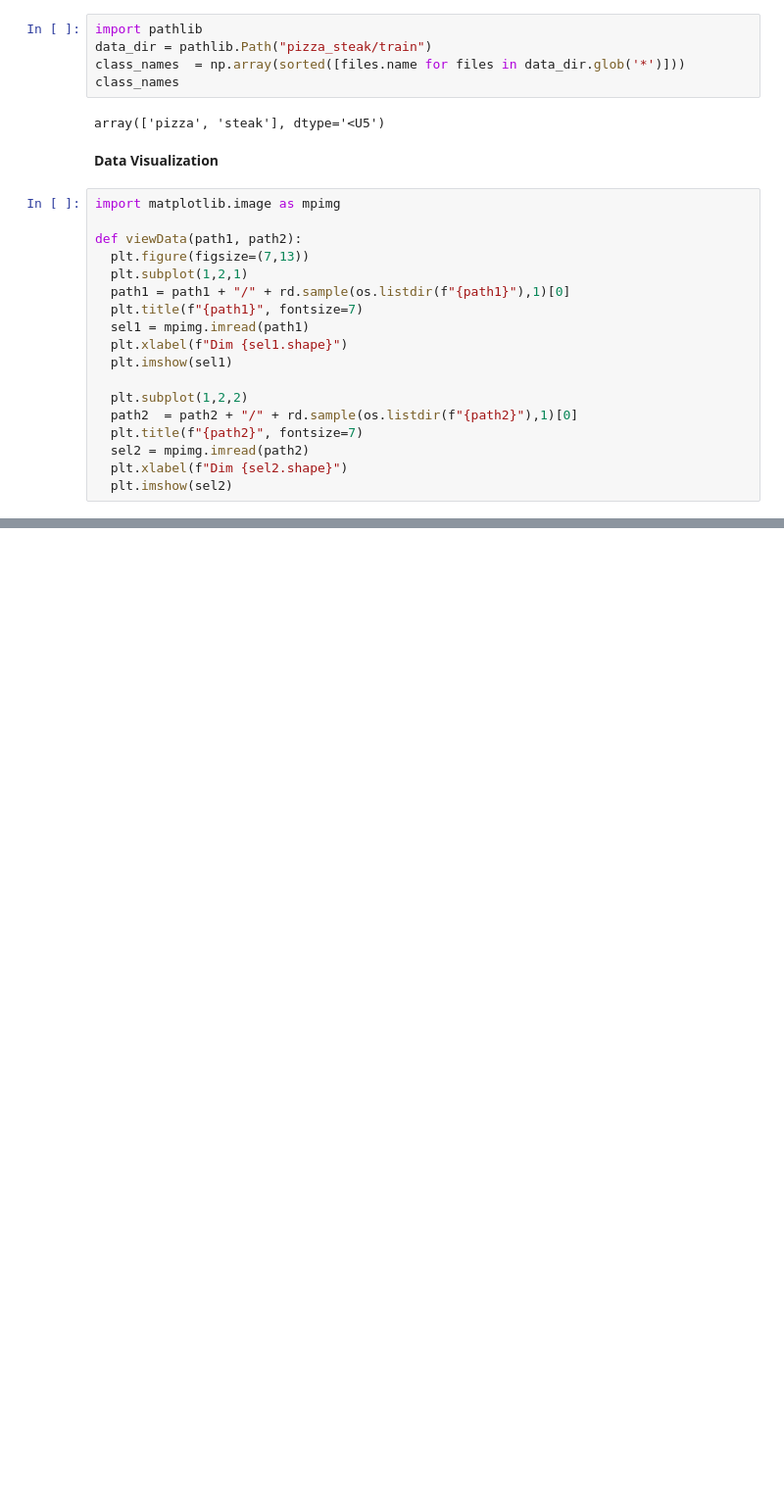
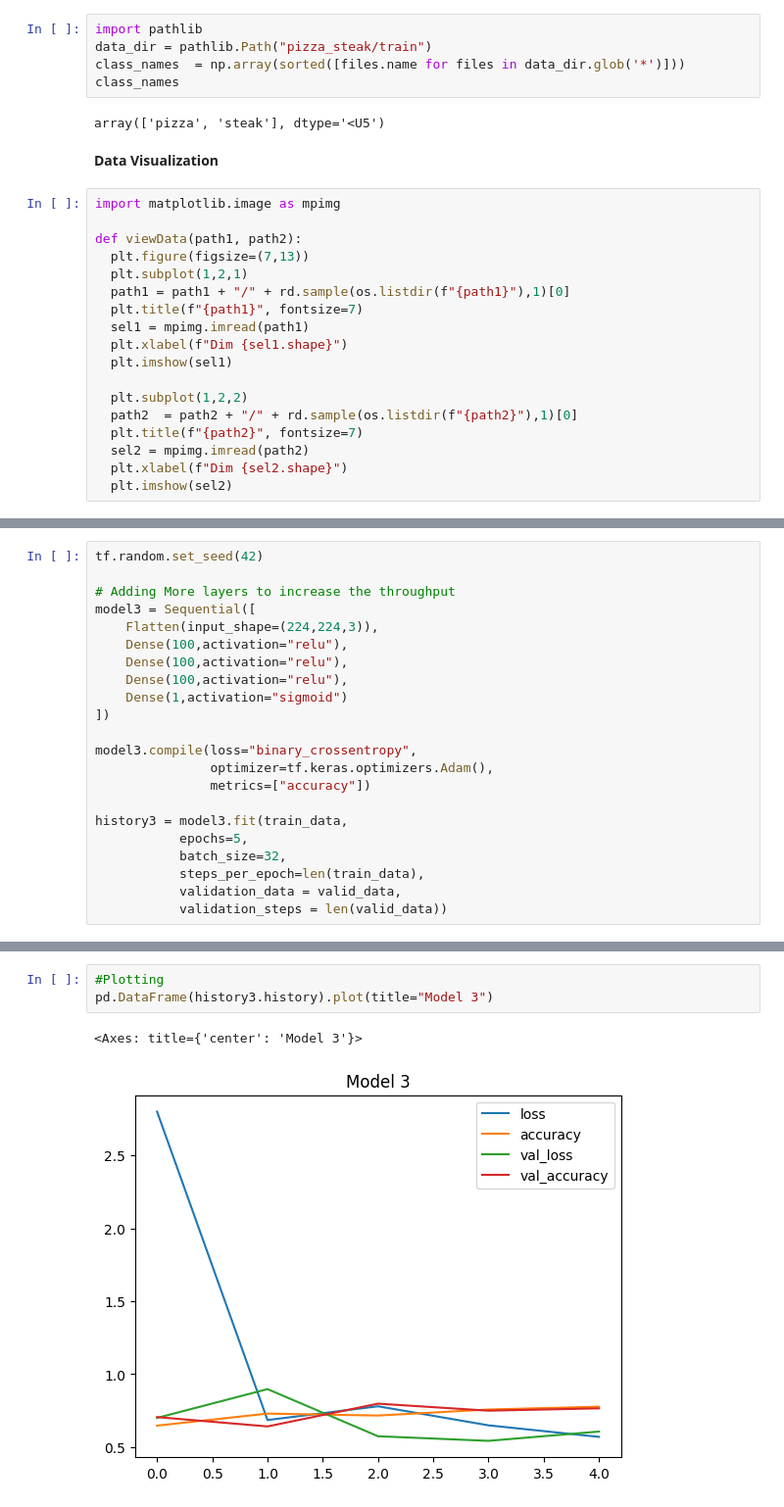
Before and after one commit to 5h4rrk/dl-experiments, a Jupyter notebook: CNN_Tensorflow.ipynb, the cells around one changed output, grey strips where cells are left out. Shown at 98% size. Cells and saved outputs as stored; diff of their text form; blank space fills up the shorter version.

```diff
--- a/CNN_Tensorflow.ipynb
+++ b/CNN_Tensorflow.ipynb
@@ -91,0 +319,22 @@ viewData(path1 = "pizza_steak/train/pizza", path2 = "pizza_steak/train/steak")
+# %%
+tf.random.set_seed(42)
+
+# Adding More layers to increase the throughput
+model3 = Sequential([
+    Flatten(input_shape=(224,224,3)),
+    Dense(100,activation="relu"),
+    Dense(100,activation="relu"),
+    Dense(100,activation="relu"),
+    Dense(1,activation="sigmoid")
+])
+
+model3.compile(loss="binary_crossentropy",
+               optimizer=tf.keras.optimizers.Adam(),
+               metrics=["accuracy"])
+
+history3 = model3.fit(train_data,
+           epochs=5,
+           batch_size=32,
+           steps_per_epoch=len(train_data),
+           validation_data = valid_data,
+           validation_steps = len(valid_data))
@@ -91,0 +374,6 @@ viewData(path1 = "pizza_steak/train/pizza", path2 = "pizza_steak/train/steak")
+# %%
+#Plotting
+pd.DataFrame(history3.history).plot(title="Model 3")
+# %% [output]
+<Axes: title={'center': 'Model 3'}>
+[figure, added]
```
Also changed, not shown: parts of 34 cells of this notebook.
